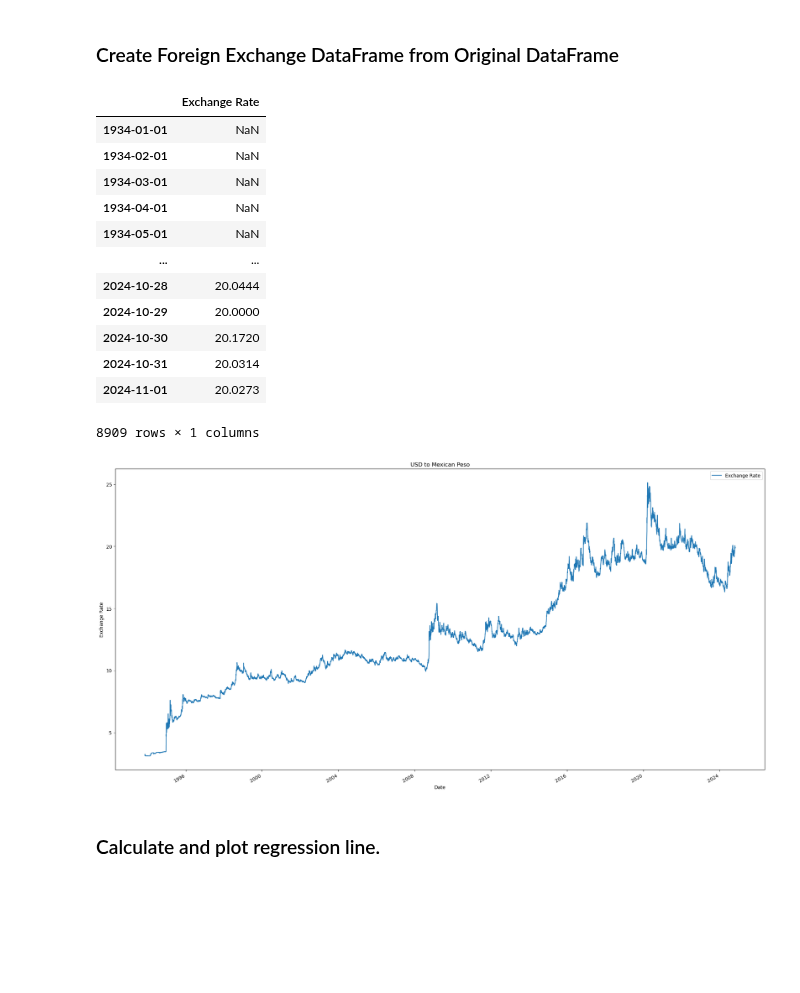
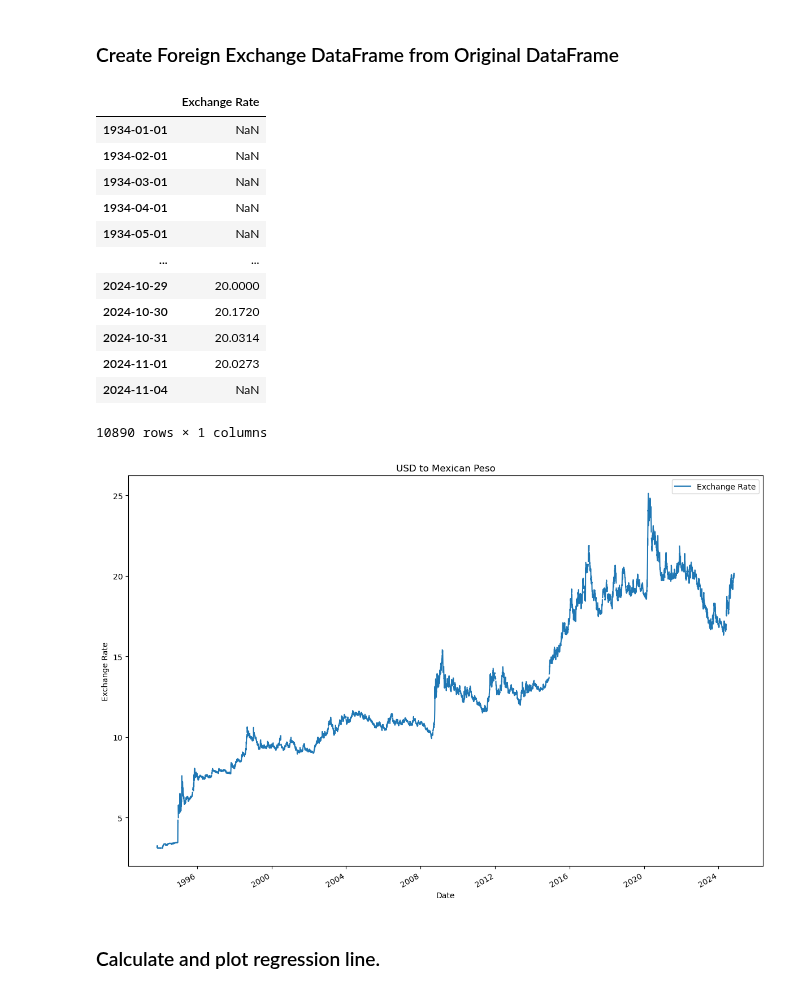
Before and after one commit to wrdhall3/fx-rate-project, a Jupyter notebook: retrieve_fx_data.ipynb, the cells around one changed output. Saved outputs shown, nothing was run; the diff lists cells and outputs as text; code cells hidden in the pictures; blank space fills up the shorter version.

```diff
--- a/retrieve_fx_data.ipynb
+++ b/retrieve_fx_data.ipynb
@@ -55,7 +54,12 @@ from fredapi import Fred
 # Later need to store the api_key in .env
 # FRED is a free and reliable government data source.
 
-fred = Fred(api_key="76b3e944bbc0ad36e888dff895f8c750")
+# Load environment variables from the .env file
+load_dotenv()
+
+# Get the API key from environment variables
+api_key = os.getenv("API_KEY")
+fred = Fred(api_key)
 # %%
 # Fetch data using fred.get_series().
 
@@ -79,19 +83,27 @@ us_gdp = fred.get_series('GDPC1', start=start_date)
 
 # Mexico Real GDP, adjusted for inflation
 mx_gdp = fred.get_series('NGDPRSAXDCMXQ', start=start_date)
+
+# Oil prices - West Texas Intermediate (WTI) crude oil price in dollars per barrel
+oil_price = fred.get_series('DCOILWTICO', start=start_date)
 # %% [markdown]
 ### Create master DataFrame containing all data.
 # %%
 # Select series from https://fred.stlouisfed.org/series
 
-# Combine data into a DataFrame.  This is the main DF.
-# Each time series has different start date and availability (daily vs
-# monthly).  Note: markets closed on holidays and weekends.
+# Combine the time series into a DataFrame, aligning by date
 data = pd.DataFrame({
-                    'Exchange Rate': exchange_rate,
-                    'Fed Rate': fed_rate,
-                    'US 90-Day T-bill': t_bill_rate,
-                    'MX 90-Day T-bill': mx_t_bill_rate,
-                    'US Real GDP': us_gdp,
-                    'MX Real GDP': mx_gdp
-                    })
+    'Exchange Rate': exchange_rate,
+    'Fed Rate': fed_rate,
+    'US 90-Day T-bill': t_bill_rate,
+    'MX 90-Day T-bill': mx_t_bill_rate,
+    'US Real GDP': us_gdp,
+    'MX Real GDP': mx_gdp,
+    'Oil Price': oil_price
+})
+
+# Resample data to a monthly frequency if needed, filling missing values if applicable
+month_data = data.resample('m').last()  # resample to end of month for all series
+
+# Forward-fill any missing values due to varying start dates and frequencies
+month_data.fillna(method='ffill', inplace=True)
@@ -98,3 +119,8 @@ data = pd.DataFrame({
 # %%
 # Using shape to get the dimension of the DataFrame.
 data.shape
+data.columns
+data.dtypes
+
+# Convert index to datetime format
+data.index = pd.to_datetime(data.index)
@@ -200,27 +315,27 @@ data_fx
 | 1934-04-01 | NaN |
 | 1934-05-01 | NaN |
 | ... | ... |
-| 2024-10-28 | 20.0444 |
 | 2024-10-29 | 20.0000 |
 | 2024-10-30 | 20.1720 |
 | 2024-10-31 | 20.0314 |
 | 2024-11-01 | 20.0273 |
+| 2024-11-04 | NaN |
-8909 rows × 1 columns
+10890 rows × 1 columns
 # %%
 # Plot the Exchange Rate.  Provide title and label x and y-axis labels.
 # When the USD to Peso exchange rate increases, the USD appreciates.
 # When the USD to Peso exchange rate decreases, the USD depreciates.
 # Note the time short time periods when USD appreciates dramaticlly.
 # There is an upward trend in USD appreciation against the MXN in the
 # past 30 years.
 
-data_fx.plot(title='USD to Mexican Peso', figsize=(20, 10))
+data_fx.plot(title='USD to Mexican Peso', figsize=(12, 8))
 plt.xlabel('Date')
 plt.ylabel('Exchange Rate')
 plt.tight_layout()
 plt.show()
 # %% [output]
-[figure, old version]
+[figure, new version]
 # %% [markdown]
 ### Calculate and plot regression line.
 # %%
```
Also changed, not shown: parts of 13 cells of this notebook, 2 other files.
